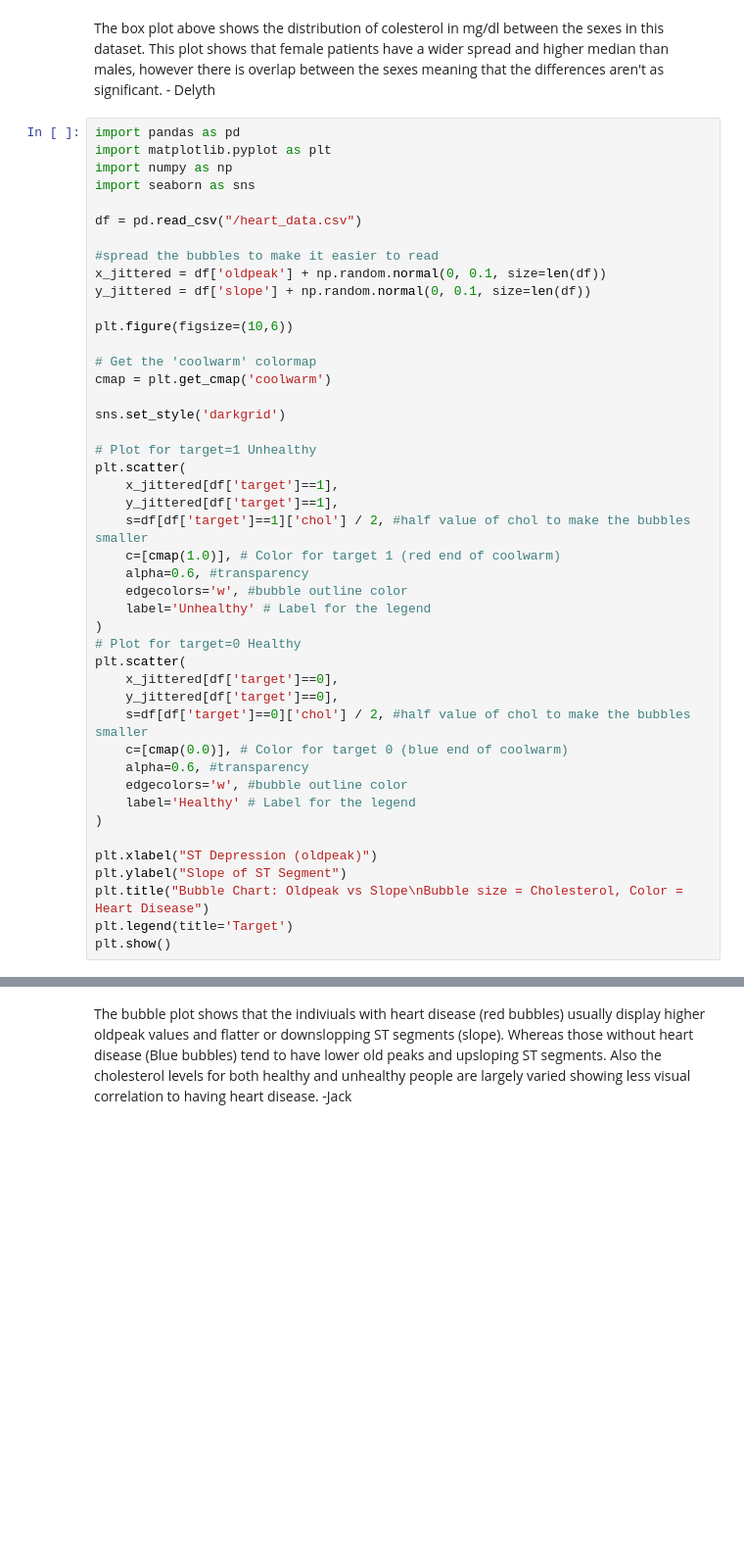
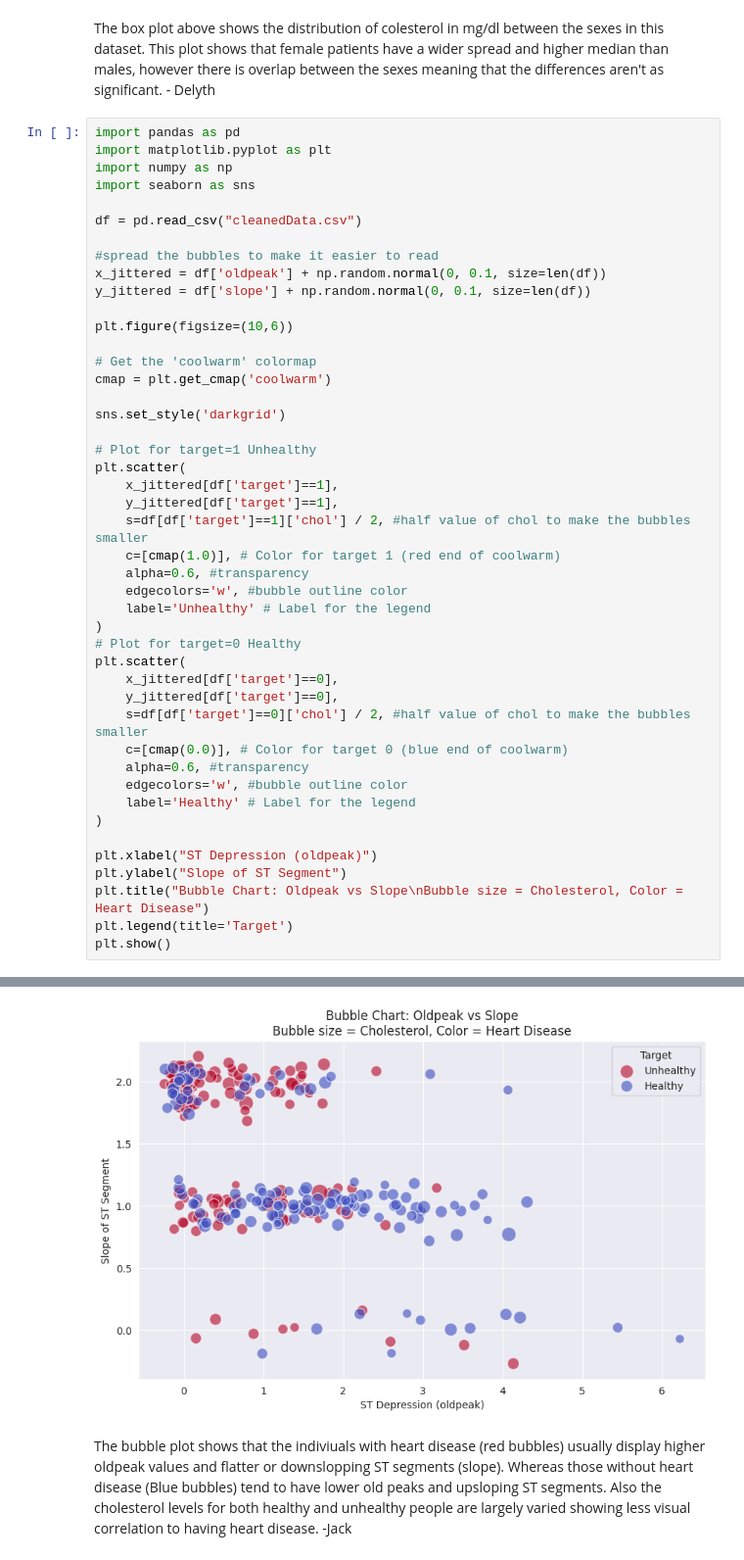
Before and after one commit to Valentin-Iva/Team-2-Project, a Jupyter notebook: team_2_project.ipynb, the cells around one changed output, grey strips where cells are left out. Shown at 98% size. Cells and saved outputs as stored; diff of their text form; blank space fills up the shorter version.

```diff
--- a/team_2_project.ipynb
+++ b/team_2_project.ipynb
@@ -398,7 +400,7 @@ import matplotlib.pyplot as plt
 import numpy as np
 import seaborn as sns
 
-df = pd.read_csv("/heart_data.csv")
+df = pd.read_csv("cleanedData.csv")
 
 #spread the bubbles to make it easier to read
 x_jittered = df['oldpeak'] + np.random.normal(0, 0.1, size=len(df))
@@ -442,3 +443,4 @@ FileNotFoundError: [Errno 2] No such file or directory: '/heart_data.csv'
+[figure, added]
 # %% [markdown]
 The bubble plot shows that the indiviuals with heart disease (red bubbles) usually display higher oldpeak values and flatter or downslopping ST segments (slope). Whereas those without heart disease (Blue bubbles) tend to have lower old peaks and upsloping ST segments. Also the cholesterol levels for both healthy and unhealthy people are largely varied showing less visual correlation to having heart disease.
 -Jack
```
Also changed, not shown: parts of 6 cells of this notebook.
